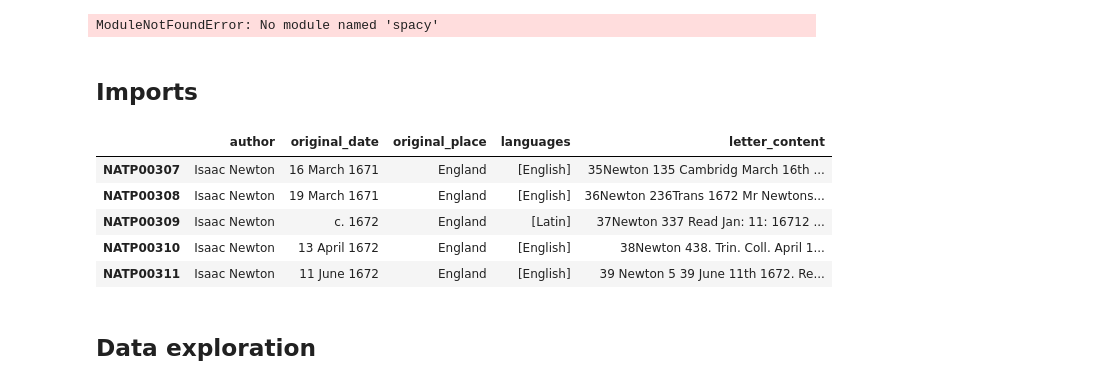
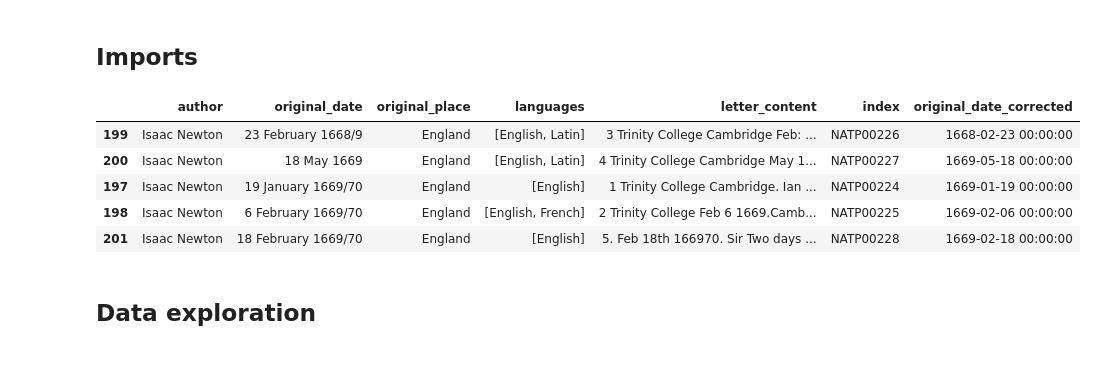
Before and after one commit to JanMaxime/Newton-s-correspondence, a Jupyter notebook: data exploration.ipynb, the cells around one changed output. Drawn from its saved outputs; the diff is of its cells as text; code cells hidden in the pictures.

```diff
--- a/data exploration.ipynb
+++ b/data exploration.ipynb
@@ -3,20 +1,2 @@ Loading the Dataframe from the pickle file
-# %%
-import pandas as pd
-import seaborn as sns
-import matplotlib.pyplot as plt
-import spacy
-nlp = spacy.load("en_core_web_sm")
-# %% [output]
-ModuleNotFoundError: No module named 'spacy'
 # %% [markdown]
 ## Imports
-# %%
-letters = pd.read_pickle("letters.pickle")
-letters.head(5)
-# %% [output]
-|  | author | original_date | original_place | languages | letter_content |
-| NATP00307 | Isaac Newton | 16 March 1671 | England | [English] | 35Newton 135 Cambridg March 16th ... |
-| NATP00308 | Isaac Newton | 19 March 1671 | England | [English] | 36Newton 236Trans 1672 Mr Newtons... |
-| NATP00309 | Isaac Newton | c. 1672 | England | [Latin] | 37Newton 337 Read Jan: 11: 16712 ... |
-| NATP00310 | Isaac Newton | 13 April 1672 | England | [English] | 38Newton 438. Trin. Coll. April 1... |
-| NATP00311 | Isaac Newton | 11 June 1672 | England | [English] | 39 Newton 5 39 June 11th 1672. Re... |
@@ -23,3 +20,17 @@ letters.head(5)
+# %%
+letters = pd.read_pickle("letters.pickle")
+original_dates_corrected = pd.read_csv("original_dates.csv", sep=";")
+
+letters = pd.merge(letters, original_dates_corrected, left_index=True, right_on="index").dropna()
+letters.original_date_corrected = letters.original_date_corrected.apply(string_to_date)
+letters.head(5)
+# %% [output]
+|  | author | original_date | original_place | languages | letter_content | index | original_date_corrected |
+| 199 | Isaac Newton | 23 February 1668/9 | England | [English, Latin] | 3 Trinity College Cambridge Feb: ... | NATP00226 | 1668-02-23 00:00:00 |
+| 200 | Isaac Newton | 18 May 1669 | England | [English, Latin] | 4 Trinity College Cambridge May 1... | NATP00227 | 1669-05-18 00:00:00 |
+| 197 | Isaac Newton | 19 January 1669/70 | England | [English] | 1 Trinity College Cambridge. Ian ... | NATP00224 | 1669-01-19 00:00:00 |
+| 198 | Isaac Newton | 6 February 1669/70 | England | [English, French] | 2 Trinity College Feb 6 1669.Camb... | NATP00225 | 1669-02-06 00:00:00 |
+| 201 | Isaac Newton | 18 February 1669/70 | England | [English] | 5. Feb 18th 166970. Sir Two days ... | NATP00228 | 1669-02-18 00:00:00 |
 # %% [markdown]
 ## Data exploration
 # %% [markdown]
```
Also changed, not shown: parts of 8 cells of this notebook, 2 other files.
